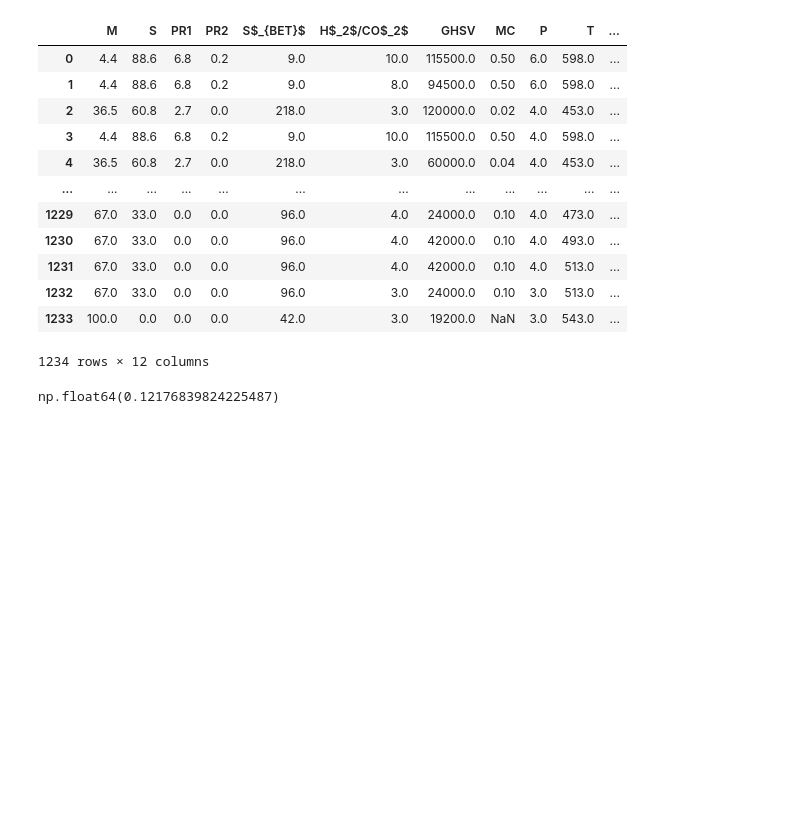
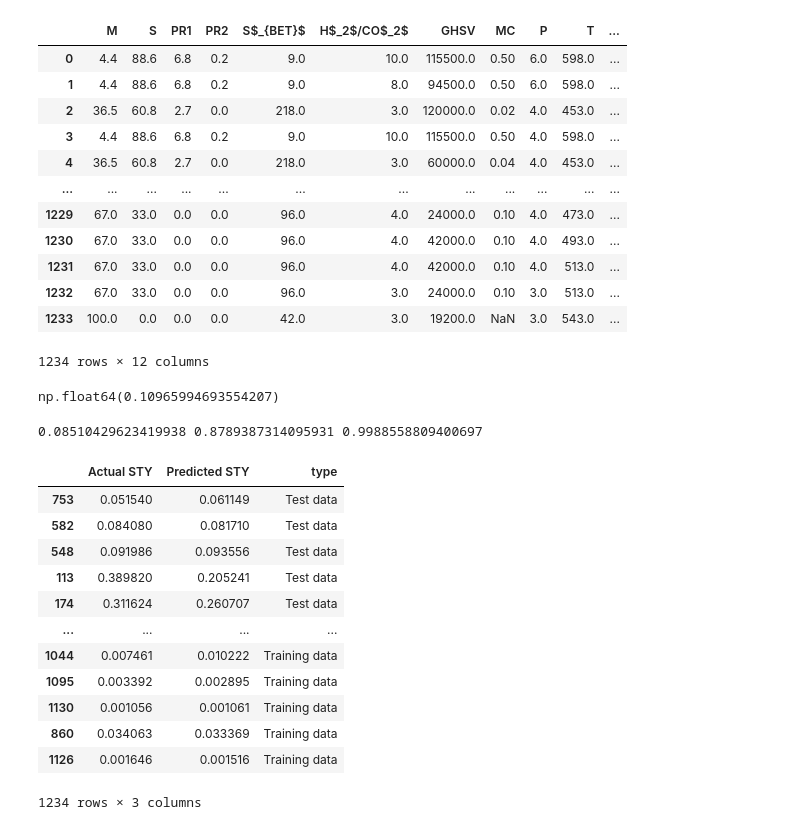
Before and after one commit to amin2783/suvarna_et_al_reproduction, a Jupyter notebook: xgb_using_library.ipynb, the cells around one changed output. Drawn from its saved outputs; the diff is of its cells as text; code cells hidden in the pictures; blank space fills up the shorter version.

```diff
--- a/xgb_using_library.ipynb
+++ b/xgb_using_library.ipynb
@@ -70,10 +72,10 @@ display(X)
 1234 rows × 12 columns
 # %%
 #split into 85:15
-X_train, X_test, y_train, y_test = sklearn.model_selection.train_test_split(X, y, test_size=0.15, random_state=10)
+X_train, X_test, y_train, y_test = sklearn.model_selection.train_test_split(X, y, test_size=0.15, random_state=42)
 
-
-kf = sklearn.model_selection.KFold(n_splits=5, shuffle=True, random_state=10)
+# do a KFold cross validation to check performance
+kf = sklearn.model_selection.KFold(n_splits=5, shuffle=True, random_state=42)
 
 
 scores = list()
@@ -82,11 +84,18 @@ for training, validation in kf.split(X_train):
     X_t, X_v = X_train.iloc[training], X_train.iloc[validation]
     y_t, y_v = y_train.iloc[training], y_train.iloc[validation]
 
-    model = xgb.XGBRegressor()
+    model = xgb.XGBRegressor(
+        n_estimators=800,
+        learning_rate=0.20,
+        max_depth=8,
+        subsample=0.50,
+        colsample_bytree=0.50,
+        random_state=42
+    )
     model.fit(X_t, y_t)
 
     predictions = model.predict(X_v)
-    score = np.sqrt(sklearn.metrics.mean_squared_error(y_v, predictions))
+    score = sklearn.metrics.root_mean_squared_error(y_v, predictions)
     scores.append(score)
 
 
@@ -94,4 +103,60 @@ avg_score = np.mean(scores)
 
 avg_score
 # %% [output]
-np.float64(0.12176839824225487)
+np.float64(0.10965994693554207)
+# %%
+# train on train data
+model = model = xgb.XGBRegressor(
+            n_estimators=800,
+            learning_rate=0.20,
+            max_depth=8,
+            subsample=0.50,
+            colsample_bytree=0.50,
+            random_state=10
+        )
+
+
+model.fit(X_train, y_train)
+
+y_pred_test = model.predict(X_test)
+y_pred_train = model.predict(X_train)
+
+
+#calculate metrics to plot
+rmse = sklearn.metrics.root_mean_squared_error(y_test, y_pred_test)
+r_squared_test = sklearn.metrics.r2_score(y_test, y_pred_test)
+r_squared_train = sklearn.metrics.r2_score(y_train, y_pred_train)
+
+print(rmse, r_squared_test, r_squared_train)
+# %% [output]
+0.08510429623419938 0.8789387314095931 0.9988558809400697
+# %%
+# combine test and train predictions to use sns hue
+
+plot_df_test = pd.DataFrame()
+plot_df_test["Actual STY"] = y_test
+plot_df_test["Predicted STY"] = y_pred_test
+plot_df_test["type"] = "Test data"
+
+plot_df_train = pd.DataFrame()
+plot_df_train["Actual STY"] = y_train
+plot_df_train["Predicted STY"] = y_pred_train
+plot_df_train["type"] = "Training data"
+
+plot_df = pd.concat([plot_df_test, plot_df_train])
+
+display(plot_df)
+# %% [output]
+|  | Actual STY | Predicted STY | type |
+| 753 | 0.051540 | 0.061149 | Test data |
+| 582 | 0.084080 | 0.081710 | Test data |
+| 548 | 0.091986 | 0.093556 | Test data |
+| 113 | 0.389820 | 0.205241 | Test data |
+| 174 | 0.311624 | 0.260707 | Test data |
+| ... | ... | ... | ... |
+| 1044 | 0.007461 | 0.010222 | Training data |
+| 1095 | 0.003392 | 0.002895 | Training data |
+| 1130 | 0.001056 | 0.001061 | Training data |
+| 860 | 0.034063 | 0.033369 | Training data |
+| 1126 | 0.001646 | 0.001516 | Training data |
+1234 rows × 3 columns
```
Also changed, not shown: parts of 3 cells of this notebook.
